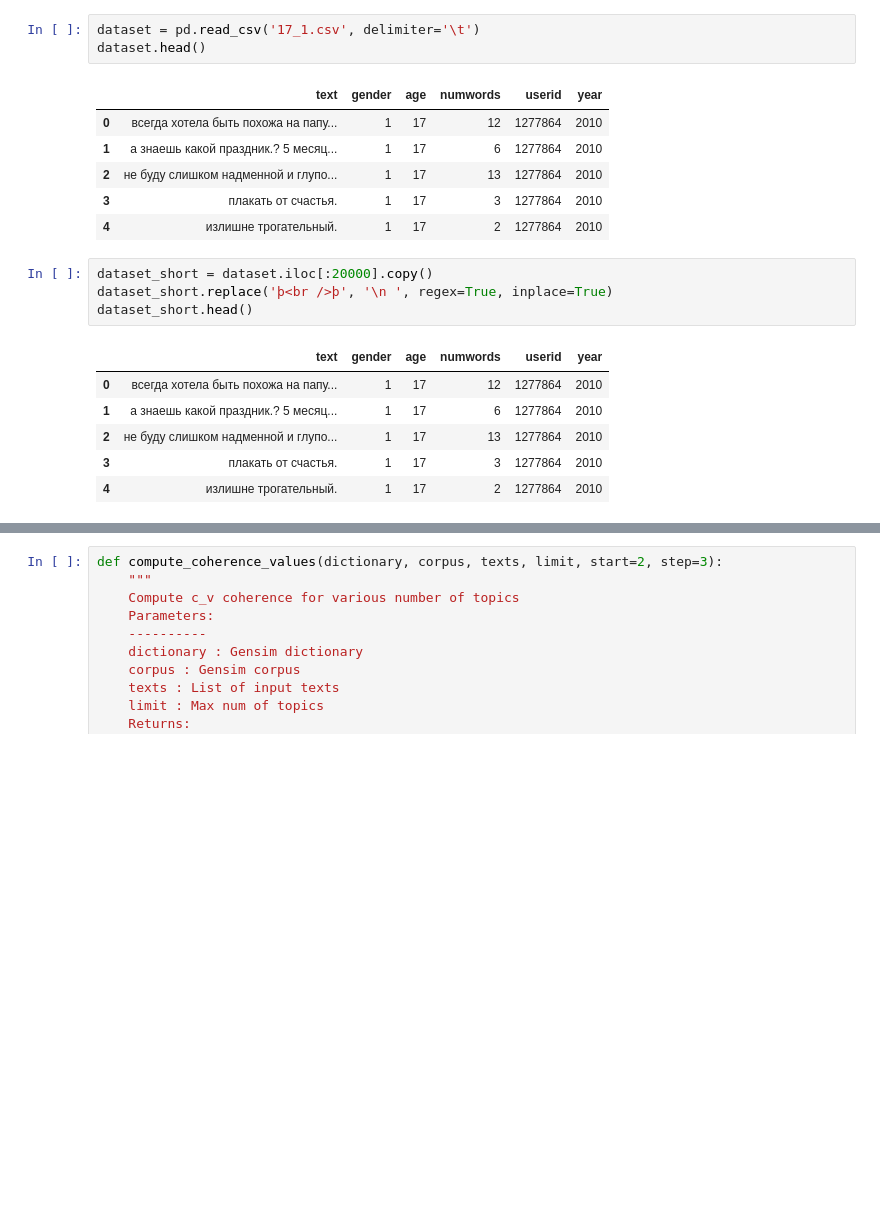
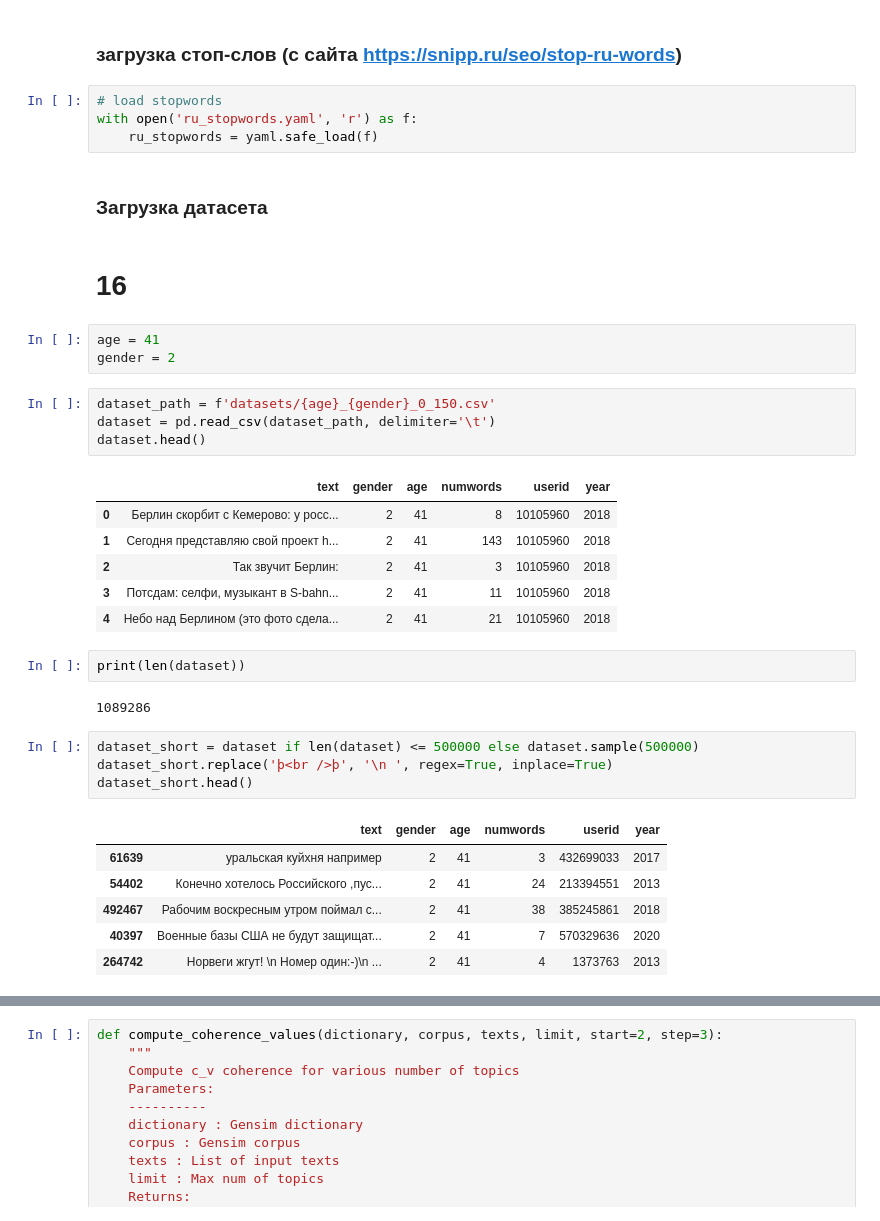
Before and after one commit to YaremusDima/diploma, a Jupyter notebook: classification_gensim.ipynb, the cells around one changed output, grey strips where cells are left out. Drawn from its saved outputs; the diff is of its cells as text; blank space fills up the shorter version.

```diff
--- a/classification_gensim.ipynb
+++ b/classification_gensim.ipynb
@@ -28,21 +28,39 @@ from gensim.models import CoherenceModel
+# %% [markdown]
+### загрузка стоп-слов (с сайта https://snipp.ru/seo/stop-ru-words)
+# %%
+# load stopwords
+with open('ru_stopwords.yaml', 'r') as f:
+    ru_stopwords = yaml.safe_load(f)
+# %% [markdown]
+### Загрузка датасета
+# %% [markdown]
+# 16
+# %%
+age = 41
+gender = 2
 # %%
-dataset = pd.read_csv('17_1.csv', delimiter='\t')
+dataset_path = f'datasets/{age}_{gender}_0_150.csv'
+dataset = pd.read_csv(dataset_path, delimiter='\t')
 dataset.head()
 # %% [output]
 |  | text | gender | age | numwords | userid | year |
-| 0 | всегда хотела быть похожа на папу... | 1 | 17 | 12 | 1277864 | 2010 |
-| 1 | а знаешь какой праздник.? 5 месяц... | 1 | 17 | 6 | 1277864 | 2010 |
-| 2 | не буду слишком надменной и глупо... | 1 | 17 | 13 | 1277864 | 2010 |
-| 3 | плакать от счастья. | 1 | 17 | 3 | 1277864 | 2010 |
-| 4 | излишне трогательный. | 1 | 17 | 2 | 1277864 | 2010 |
+| 0 | Берлин скорбит с Кемерово: у росс... | 2 | 41 | 8 | 10105960 | 2018 |
+| 1 | Сегодня представляю свой проект h... | 2 | 41 | 143 | 10105960 | 2018 |
+| 2 | Так звучит Берлин: | 2 | 41 | 3 | 10105960 | 2018 |
+| 3 | Потсдам: селфи, музыкант в S-bahn... | 2 | 41 | 11 | 10105960 | 2018 |
+| 4 | Небо над Берлином (это фото сдела... | 2 | 41 | 21 | 10105960 | 2018 |
+# %%
+print(len(dataset))
+# %% [output]
+1089286
 # %%
-dataset_short = dataset.iloc[:20000].copy()
+dataset_short = dataset if len(dataset) <= 500000 else dataset.sample(500000)
 dataset_short.replace('þ<br />þ', '\n ', regex=True, inplace=True)
 dataset_short.head()
 # %% [output]
 |  | text | gender | age | numwords | userid | year |
-| 0 | всегда хотела быть похожа на папу... | 1 | 17 | 12 | 1277864 | 2010 |
-| 1 | а знаешь какой праздник.? 5 месяц... | 1 | 17 | 6 | 1277864 | 2010 |
-| 2 | не буду слишком надменной и глупо... | 1 | 17 | 13 | 1277864 | 2010 |
-| 3 | плакать от счастья. | 1 | 17 | 3 | 1277864 | 2010 |
-| 4 | излишне трогательный. | 1 | 17 | 2 | 1277864 | 2010 |
+| 61639 | уральская куйхня например | 2 | 41 | 3 | 432699033 | 2017 |
+| 54402 | Конечно хотелось Российского ,пус... | 2 | 41 | 24 | 213394551 | 2013 |
+| 492467 | Рабочим воскресным утром поймал с... | 2 | 41 | 38 | 385245861 | 2018 |
+| 40397 | Военные базы США не будут защищат... | 2 | 41 | 7 | 570329636 | 2020 |
+| 264742 | Норвеги жгут! \n Номер один:-)\n ... | 2 | 41 | 4 | 1373763 | 2013 |
```
Also changed, not shown: parts of 30 cells of this notebook, 54 other files.
